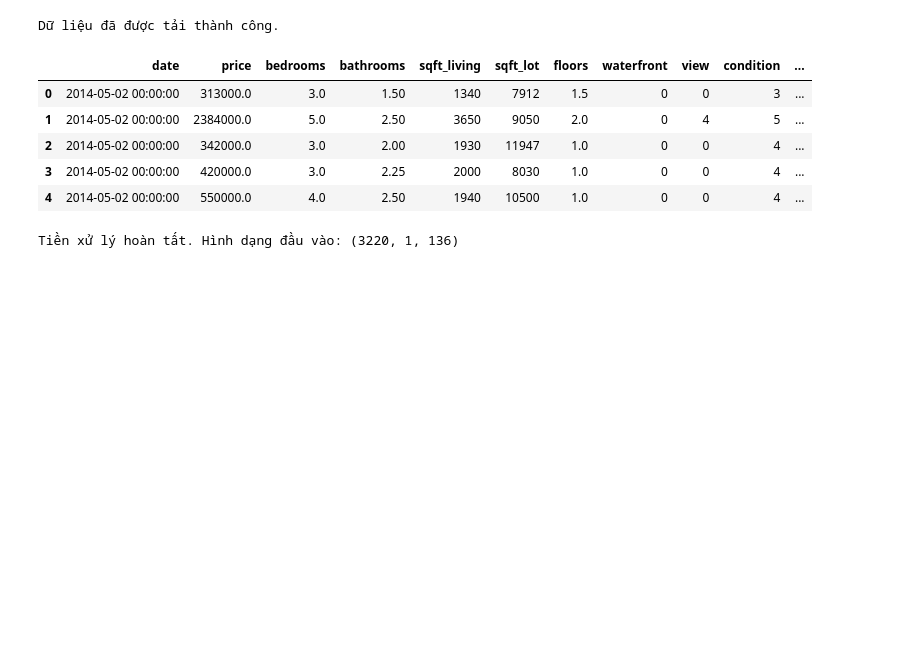
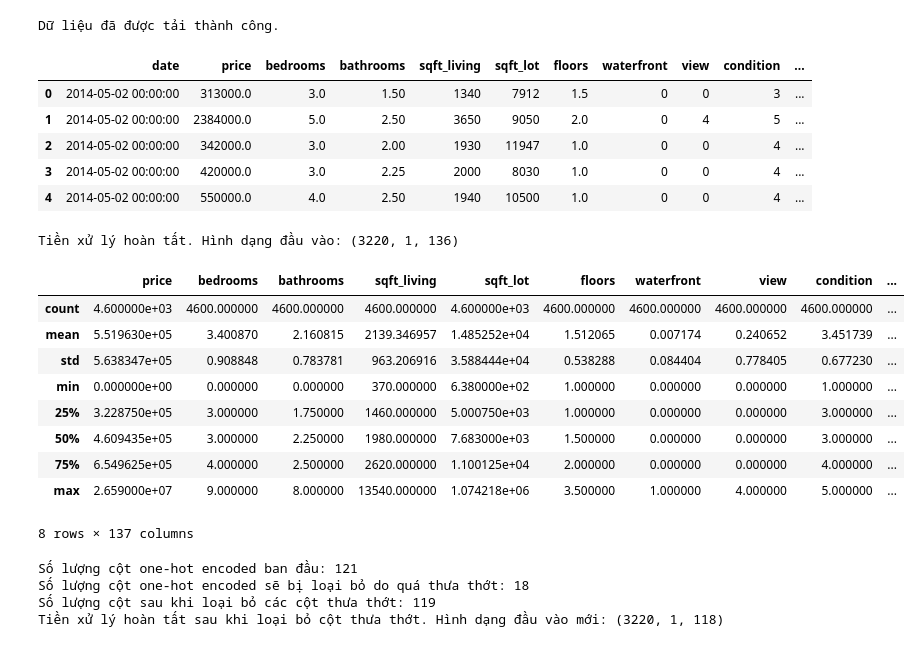
Before and after one commit to true-cpu/2001230346_HoangTuanKiet_ThucHanhDeepLearning, a Jupyter notebook: buoi3b.ipynb, the cells around one changed output. Drawn from its saved outputs; the diff is of its cells as text; code cells hidden in the pictures; blank space fills up the shorter version.

```diff
--- a/buoi3b.ipynb
+++ b/buoi3b.ipynb
@@ -70,3 +70,59 @@ X_val_rnn = X_val.reshape(X_val.shape[0], 1, X_val.shape[1])
 print(f"Tiền xử lý hoàn tất. Hình dạng đầu vào: {X_train_rnn.shape}")
 # %% [output]
 Tiền xử lý hoàn tất. Hình dạng đầu vào: (3220, 1, 136)
+# %%
+# Hiển thị thống kê mô tả cho các cột số
+display(df.describe())
+# %% [output]
+|  | price | bedrooms | bathrooms | sqft_living | sqft_lot | floors | waterfront | view | condition | ... |
+| count | 4.600000e+03 | 4600.000000 | 4600.000000 | 4600.000000 | 4.600000e+03 | 4600.000000 | 4600.000000 | 4600.000000 | 4600.000000 | ... |
+| mean | 5.519630e+05 | 3.400870 | 2.160815 | 2139.346957 | 1.485252e+04 | 1.512065 | 0.007174 | 0.240652 | 3.451739 | ... |
+| std | 5.638347e+05 | 0.908848 | 0.783781 | 963.206916 | 3.588444e+04 | 0.538288 | 0.084404 | 0.778405 | 0.677230 | ... |
+| min | 0.000000e+00 | 0.000000 | 0.000000 | 370.000000 | 6.380000e+02 | 1.000000 | 0.000000 | 0.000000 | 1.000000 | ... |
+| 25% | 3.228750e+05 | 3.000000 | 1.750000 | 1460.000000 | 5.000750e+03 | 1.000000 | 0.000000 | 0.000000 | 3.000000 | ... |
+| 50% | 4.609435e+05 | 3.000000 | 2.250000 | 1980.000000 | 7.683000e+03 | 1.500000 | 0.000000 | 0.000000 | 3.000000 | ... |
+| 75% | 6.549625e+05 | 4.000000 | 2.500000 | 2620.000000 | 1.100125e+04 | 2.000000 | 0.000000 | 0.000000 | 4.000000 | ... |
+| max | 2.659000e+07 | 9.000000 | 8.000000 | 13540.000000 | 1.074218e+06 | 3.500000 | 1.000000 | 4.000000 | 5.000000 | ... |
+8 rows × 137 columns
+# %%
+# Loại bỏ các cột one-hot encoded quá thưa thớt
+# Đếm số lượng giá trị 1 trong mỗi cột one-hot encoded
+# Xác định các cột one-hot encoded (tất cả các cột trừ các cột số gốc và `price`)
+one_hot_cols = [col for col in df.columns if col.startswith(('city_', 'statezip_'))]
+
+# Tính tổng số lượng '1' trong mỗi cột one-hot
+counts = df[one_hot_cols].sum()
+
+# Xác định ngưỡng. Ví dụ: loại bỏ các cột có ít hơn 10 lần xuất hiện của giá trị 1
+sparse_cols = counts[counts < 10].index.tolist()
+
+print(f"Số lượng cột one-hot encoded ban đầu: {len(one_hot_cols)}")
+print(f"Số lượng cột one-hot encoded sẽ bị loại bỏ do quá thưa thớt: {len(sparse_cols)}")
+
+# Loại bỏ các cột thưa thớt khỏi DataFrame
+df = df.drop(columns=sparse_cols)
+
+print(f"Số lượng cột sau khi loại bỏ các cột thưa thớt: {df.shape[1]}")
+
+# Cập nhật lại các bước tiền xử lý sau khi loại bỏ cột
+# Tách X và y
+X = df.drop('price', axis=1)
+y = df['price'].values.reshape(-1, 1)
+
+# Chuẩn hóa dữ liệu với scaler đã được khởi tạo trước đó
+X_scaled = scaler_X.fit_transform(X)
+y_scaled = scaler_y.fit_transform(y)
+
+# Chia dữ liệu (70% train, 30% val)
+X_train, X_val, y_train, y_val = train_test_split(X_scaled, y_scaled, test_size=0.3, shuffle=False)
+
+# Định dạng lại cho LSTM [samples, time_steps, features]
+X_train_rnn = X_train.reshape(X_train.shape[0], 1, X_train.shape[1])
+X_val_rnn = X_val.reshape(X_val.shape[0], 1, X_val.shape[1])
+
+print(f"Tiền xử lý hoàn tất sau khi loại bỏ cột thưa thớt. Hình dạng đầu vào mới: {X_train_rnn.shape}")
+# %% [output]
+Số lượng cột one-hot encoded ban đầu: 121
+Số lượng cột one-hot encoded sẽ bị loại bỏ do quá thưa thớt: 18
+Số lượng cột sau khi loại bỏ các cột thưa thớt: 119
+Tiền xử lý hoàn tất sau khi loại bỏ cột thưa thớt. Hình dạng đầu vào mới: (3220, 1, 118)
```
Also changed, not shown: parts of 6 cells of this notebook.
